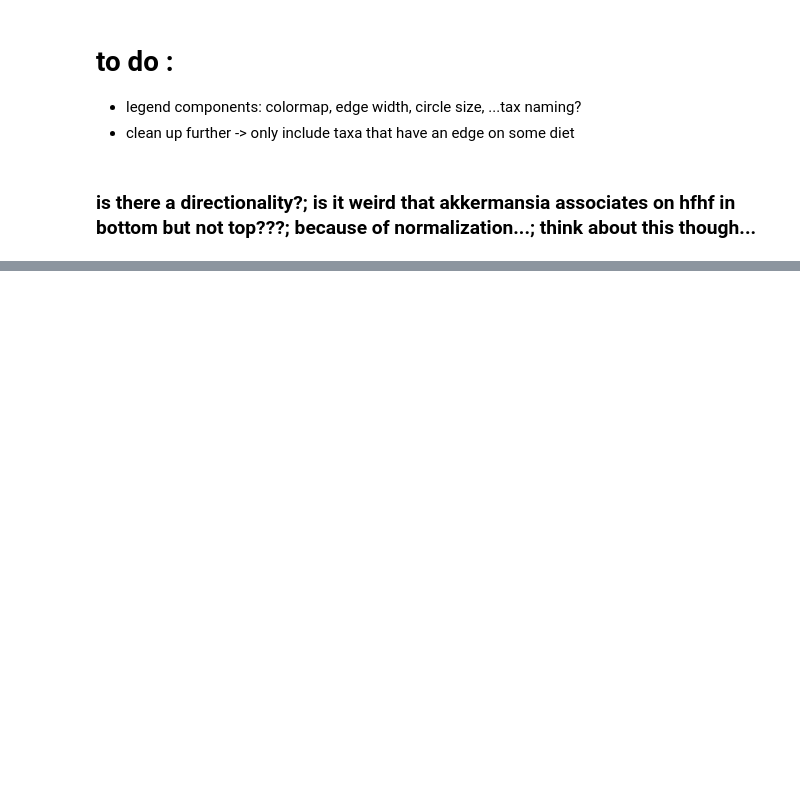
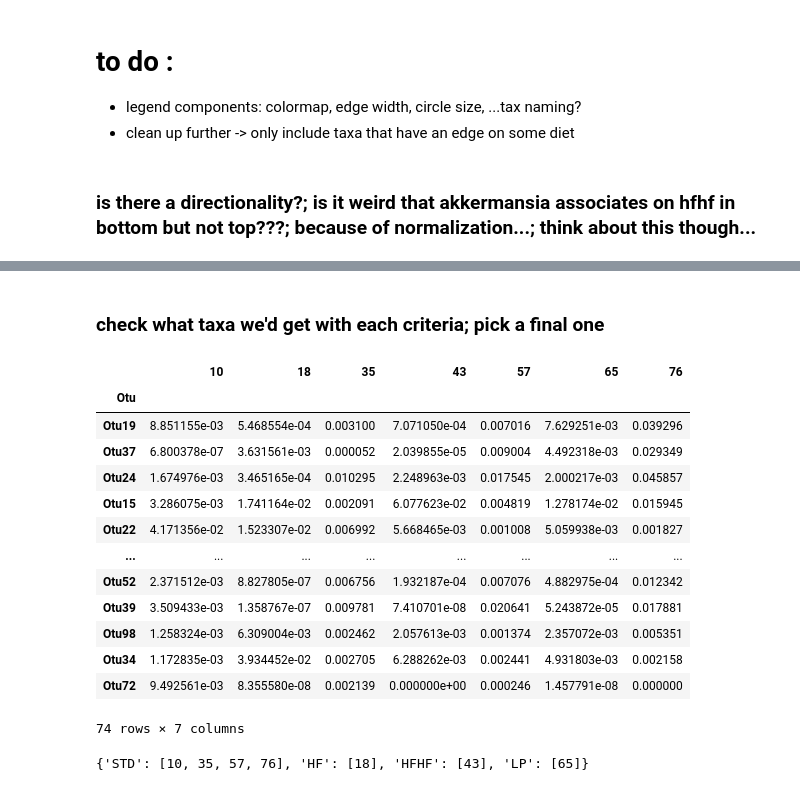
Before and after one commit to gerberlab/MCSPACE, a Jupyter notebook: mcspace/paper/figures/render_association_changes.ipynb, the cells around one changed output, grey strips where cells are left out. Saved outputs shown, nothing was run; the diff lists cells and outputs as text; code cells hidden in the pictures; blank space fills up the shorter version.

```diff
--- a/mcspace/paper/figures/render_association_changes.ipynb
+++ b/mcspace/paper/figures/render_association_changes.ipynb
@@ -357,0 +417,23 @@ Name: Otu20, dtype: object
+# %% [markdown]
+### check what taxa we'd get with each criteria; pick a final one
+# %%
+radf
+# %% [output]
+|  | 10 | 18 | 35 | 43 | 57 | 65 | 76 |
+| Otu |  |  |  |  |  |  |  |
+| Otu19 | 8.851155e-03 | 5.468554e-04 | 0.003100 | 7.071050e-04 | 0.007016 | 7.629251e-03 | 0.039296 |
+| Otu37 | 6.800378e-07 | 3.631561e-03 | 0.000052 | 2.039855e-05 | 0.009004 | 4.492318e-03 | 0.029349 |
+| Otu24 | 1.674976e-03 | 3.465165e-04 | 0.010295 | 2.248963e-03 | 0.017545 | 2.000217e-03 | 0.045857 |
+| Otu15 | 3.286075e-03 | 1.741164e-02 | 0.002091 | 6.077623e-02 | 0.004819 | 1.278174e-02 | 0.015945 |
+| Otu22 | 4.171356e-02 | 1.523307e-02 | 0.006992 | 5.668465e-03 | 0.001008 | 5.059938e-03 | 0.001827 |
+| ... | ... | ... | ... | ... | ... | ... | ... |
+| Otu52 | 2.371512e-03 | 8.827805e-07 | 0.006756 | 1.932187e-04 | 0.007076 | 4.882975e-04 | 0.012342 |
+| Otu39 | 3.509433e-03 | 1.358767e-07 | 0.009781 | 7.410701e-08 | 0.020641 | 5.243872e-05 | 0.017881 |
+| Otu98 | 1.258324e-03 | 6.309004e-03 | 0.002462 | 2.057613e-03 | 0.001374 | 2.357072e-03 | 0.005351 |
+| Otu34 | 1.172835e-03 | 3.934452e-02 | 0.002705 | 6.288262e-03 | 0.002441 | 4.931803e-03 | 0.002158 |
+| Otu72 | 9.492561e-03 | 8.355580e-08 | 0.002139 | 0.000000e+00 | 0.000246 | 1.457791e-08 | 0.000000 |
+74 rows × 7 columns
+# %%
+diet_times
+# %% [output]
+{'STD': [10, 35, 57, 76], 'HF': [18], 'HFHF': [43], 'LP': [65]}
```
Also changed, not shown: parts of 26 cells of this notebook, 5 other files.
